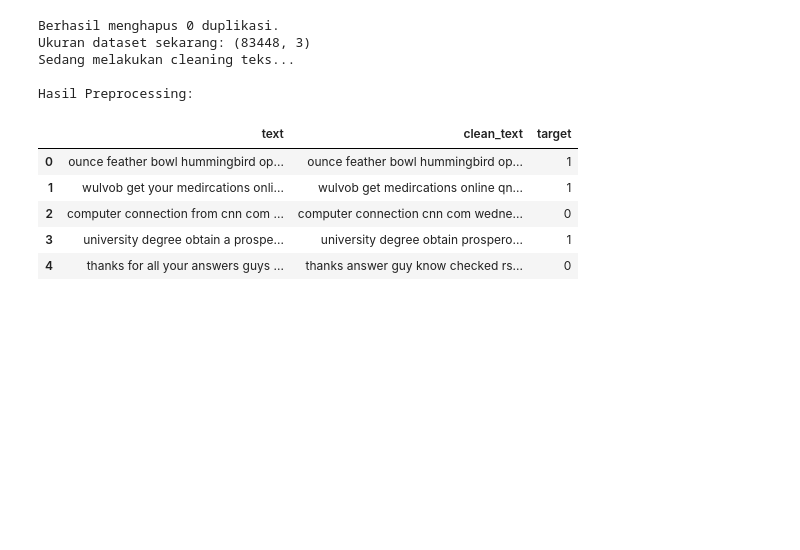
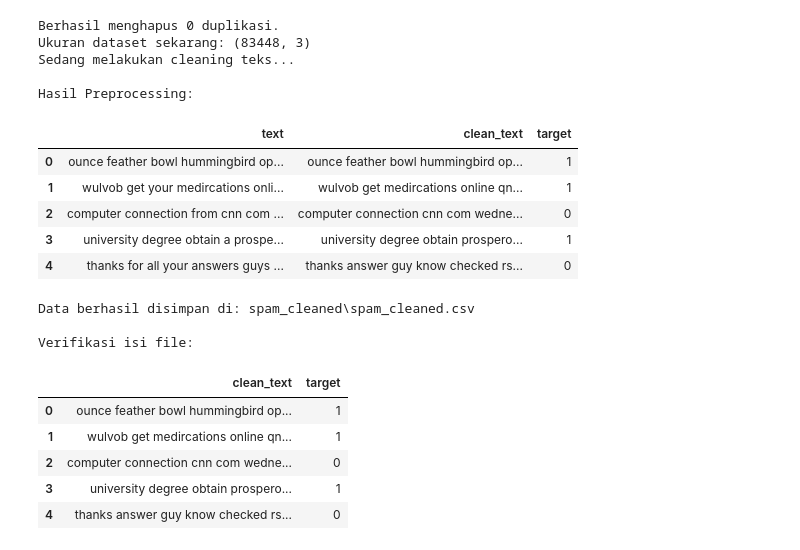
Before and after one commit to farurin/Eksperimen_SML_Luthfiyana, a Jupyter notebook: preprocessing/Eksperimen_Luthfiyana.ipynb, the cells around one changed output. Saved outputs shown, nothing was run; the diff lists cells and outputs as text; code cells hidden in the pictures; blank space fills up the shorter version.

```diff
--- a/preprocessing/Eksperimen_Luthfiyana.ipynb
+++ b/preprocessing/Eksperimen_Luthfiyana.ipynb
@@ -218,3 +218,35 @@ Hasil Preprocessing:
 | 2 | computer connection from cnn com ... | computer connection cnn com wedne... | 0 |
 | 3 | university degree obtain a prospe... | university degree obtain prospero... | 1 |
 | 4 | thanks for all your answers guys ... | thanks answer guy know checked rs... | 0 |
+# %%
+import os
+
+# Nama folder dan nama file output
+output_folder = 'spam_cleaned'
+output_filename = 'spam_cleaned.csv'
+output_path = os.path.join(output_folder, output_filename)
+
+# Buat folder jika belum ada
+os.makedirs(output_folder, exist_ok=True)
+
+# Simpan dataset yang sudah bersih
+# Kita hanya menyimpan kolom yang diperlukan untuk training: teks bersih dan target
+# index=False agar indeks angka (0, 1, 2...) tidak ikut tersimpan sebagai kolom baru
+df[['clean_text', 'target']].to_csv(output_path, index=False)
+
+print(f"Data berhasil disimpan di: {output_path}")
+
+# Verifikasi: Tampilkan 5 baris pertama dari file yang baru disimpan
+print("\nVerifikasi isi file:")
+df_verify = pd.read_csv(output_path)
+display(df_verify.head())
+# %% [output]
+Data berhasil disimpan di: spam_cleaned\spam_cleaned.csv
+
+Verifikasi isi file:
+|  | clean_text | target |
+| 0 | ounce feather bowl hummingbird op... | 1 |
+| 1 | wulvob get medircations online qn... | 1 |
+| 2 | computer connection cnn com wedne... | 0 |
+| 3 | university degree obtain prospero... | 1 |
+| 4 | thanks answer guy know checked rs... | 0 |
```
Also changed, not shown: parts of 1 cell of this notebook, 2 other files.
